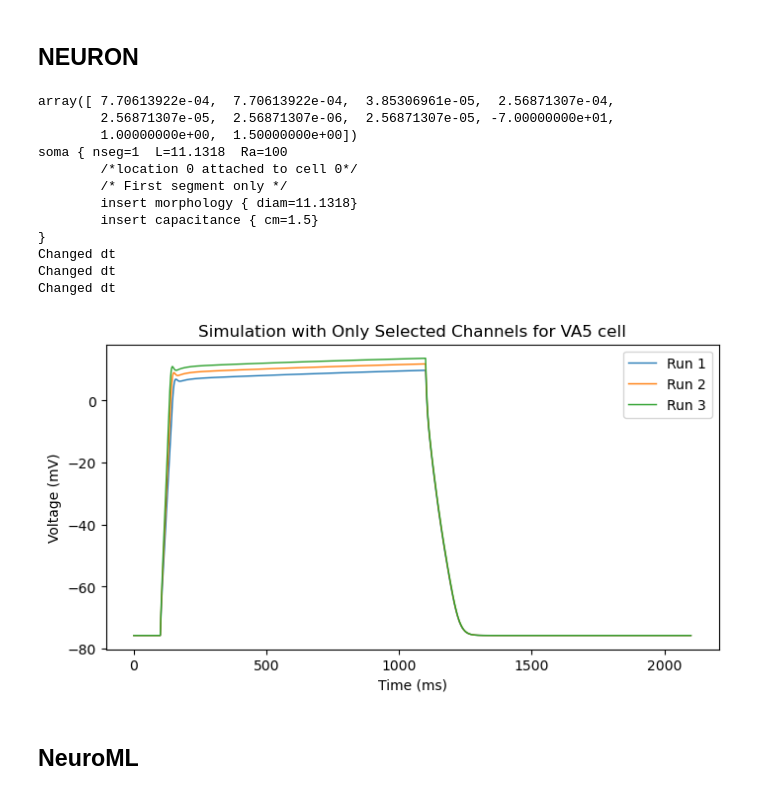
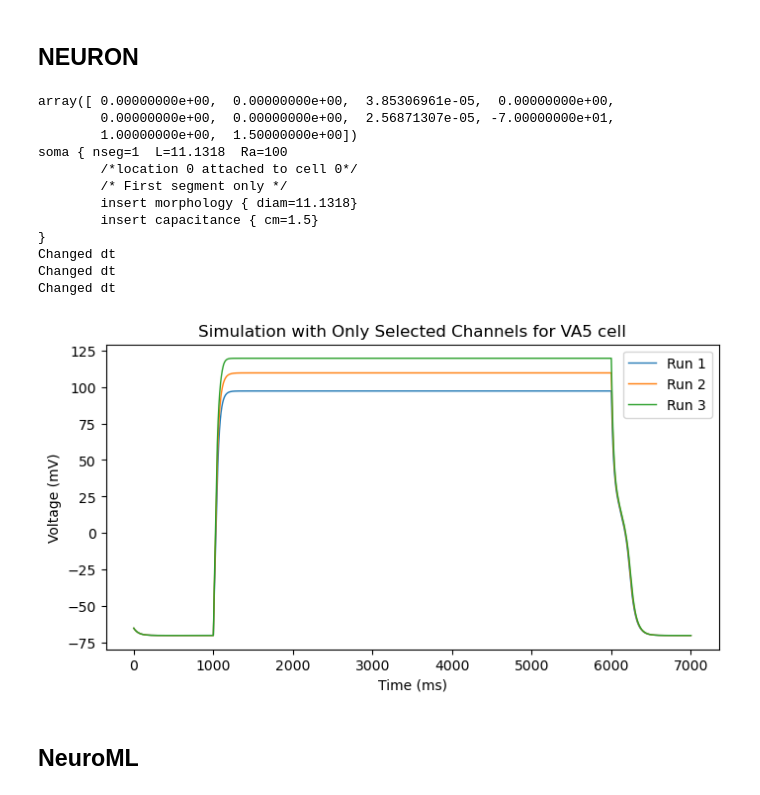
Before and after one commit to openworm/NicolettiEtAl2024_MN_IN, a Jupyter notebook: NeuroML/VA5_comparison.ipynb, the cells around one changed output. Cells and saved outputs as stored; diff of their text form; code cells hidden in the pictures.

```diff
--- a/NeuroML/VA5_comparison.ipynb
+++ b/NeuroML/VA5_comparison.ipynb
@@ -13,6 +13,11 @@ surf=389.3e-8
 
 # CONDUCTANCES: slo2egl19,slo2iso,EGL19,irk,shk1,nca,leak,eleak,c2,cm
 g0=[3,3,0.15,1,0.1,0.01,0.1,-70,1,1.5]
+# leak + shk1
+g0=[0,0,0,0, 0.1 ,0,0.1,-70,1,1.5]
+# leak + egl19
+g0=[0,0,0.15,0, 0 ,0,0.1,-70,1,1.5]
+
 
 
 
@@ -25,75 +30,38 @@ pprint.pprint(gVA5_scaled)
 
 
 
-
 v, time1 = VA5_simulation_iclamp(gVA5_scaled, s1=0.015, s2=0.019, ns=3)
 #s2 = 0.035
 # best_cc=AIY_simulation_iclamp(gbest,-0.015,0.035,11)
 # best_voltage=best_cc[0]
 # best_time2=best_cc[1]
 # best_VIss=best_cc[3]
 # best_VIpeaks=best_cc[2]
 
 
-
 # #Matplotlib
-
 
 import matplotlib.pyplot as plt
 
 plt.figure(figsize=(8, 4))
-
-
 for i in range(len(v)):
     plt.plot(time1[i], v[i], label=f'Run {i + 1}', linewidth=1)
-
-
 plt.title('Simulation with Only Selected Channels for VA5 cell')
 plt.xlabel('Time (ms)')
 plt.ylabel('Voltage (mV)')
-
-
 plt.legend()
 plt.show()
-
-
-
-
-
-#Plotly
-# # Plotting
-# import plotly.graph_objects as go
-
-# fig = go.Figure()
-# for i in range(len(v)):
-#     fig.add_trace(
-#         go.Scatter(
-#             x=time1[i],
-#             y=v[i],
-#             mode='lines',
-#             name=f'Run {i + 1}'  # Label each run
-#         )
-#     )
-# fig.update_layout(
-#     title='Simulation with Only ___ Channel',
-#     xaxis_title='Time (ms)',
-#     yaxis_title='Voltage (mV)',
-#     template='plotly_white' ,
-#     width = 800,
-#     height = 400
-# )
-# fig.show()
 # %% [output]
-array([ 7.70613922e-04,  7.70613922e-04,  3.85306961e-05,  2.56871307e-04,
-        2.56871307e-05,  2.56871307e-06,  2.56871307e-05, -7.00000000e+01,
+array([ 0.00000000e+00,  0.00000000e+00,  3.85306961e-05,  0.00000000e+00,
+        0.00000000e+00,  0.00000000e+00,  2.56871307e-05, -7.00000000e+01,
         1.00000000e+00,  1.50000000e+00])
 soma { nseg=1  L=11.1318  Ra=100
         /*location 0 attached to cell 0*/
         /* First segment only */
         insert morphology { diam=11.1318}
         insert capacitance { cm=1.5}
 }
 Changed dt
 Changed dt
 Changed dt
-[figure, old version]
+[figure, new version]
```
Also changed, not shown: parts of 3 cells of this notebook, 9 other files.
